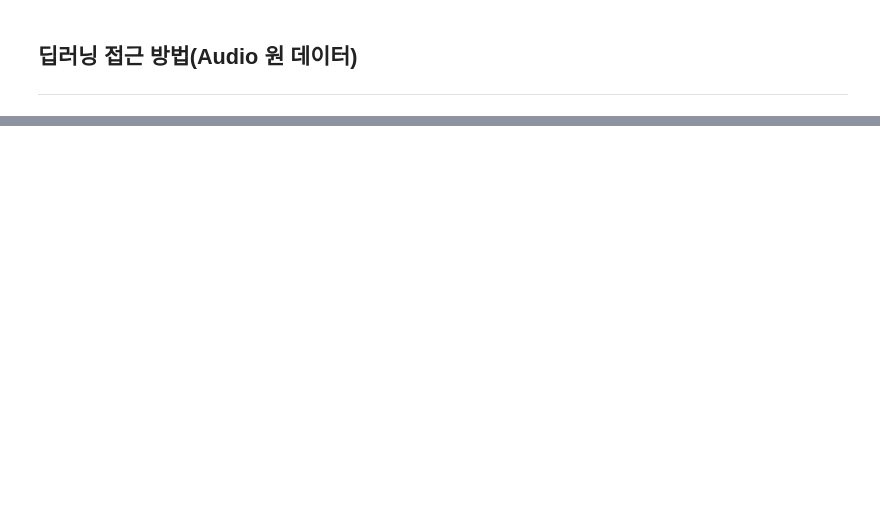
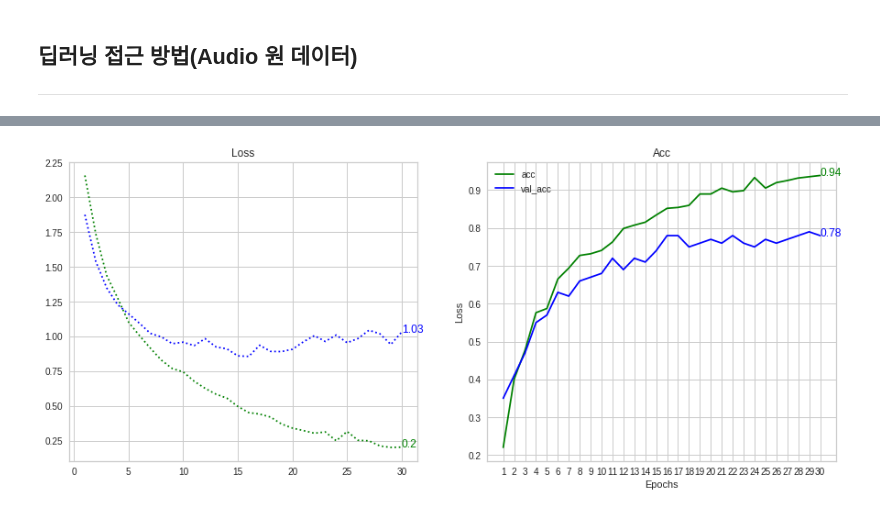
Before and after one commit to TAEWOOYOON/SkillTreePython-DeepLearning, a Jupyter notebook: 04.Paper-with-code/ch04_05_WaveNet.ipynb, the cells around one changed output, grey strips where cells are left out. Saved outputs shown, nothing was run; the diff lists cells and outputs as text; code cells hidden in the pictures; blank space fills up the shorter version.

```diff
--- a/04.Paper-with-code/ch04_05_WaveNet.ipynb
+++ b/04.Paper-with-code/ch04_05_WaveNet.ipynb
@@ -308,0 +374,2 @@ Text(0, 0.5, 'Loss')
+# %%
+df = pd.read_csv('/content/wavenet.csv')
@@ -308,0 +404,9 @@ Text(0, 0.5, 'Loss')
+# %%
+  # 데이터 하나 빼기 (df에서 샘플 한 줄 제거) (jazz.00054.wav)
+# 머신러닝 돌리기
+from xgboost import XGBClassifier
+xgb = XGBClassifier(n_estimators = 1000)
+xgb.fit(x_train, y_train)
+
+y_pred = xgb.predict(x_test)
+print('Test Acc : ', accuracy_score(y_test, y_pred))
@@ -308,0 +570,11 @@ Text(0, 0.5, 'Loss')
+# %%
+from tensorflow.keras import models, layers, utils
+# 딥러닝 돌리기
+x = layers.Input(65)
+y = layers.Dense(128, activation = 'relu')(x)
+y = layers.Dense(64, activation = 'relu')(y)
+y = layers.Dropout(0.3)(y)
+y = layers.Dense(32, activation = 'relu')(y)
+y = layers.Dense(10, activation = 'softmax')(y)
+model = models.Model(x,y)
+model.summary()
@@ -308,0 +599,7 @@ Text(0, 0.5, 'Loss')
+# %%
+from pandas.core.series import validate_bool_kwarg
+, validation_curve
+model.compile(optimizer ='adam', loss = 'sparse_categorical_crossentropy',
+              metrics = ['acc'])
+history = model.fit(x_train, y_train, epochs = 30,
+                    validation_data = (x_test,y_test))
@@ -308,0 +624,4 @@ Text(0, 0.5, 'Loss')
+# %%
+draw_lcurve(history)
+# %% [output]
+[figure, added]
```
Also changed, not shown: parts of 22 cells of this notebook.
